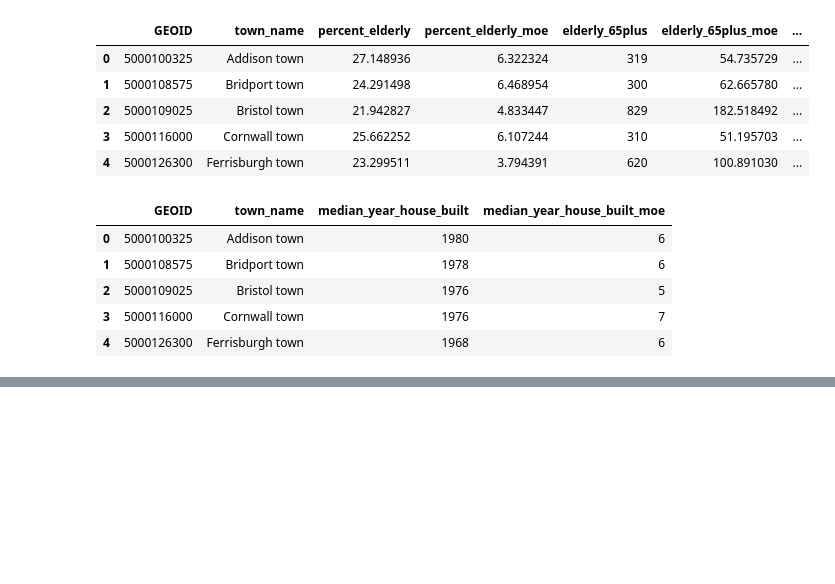
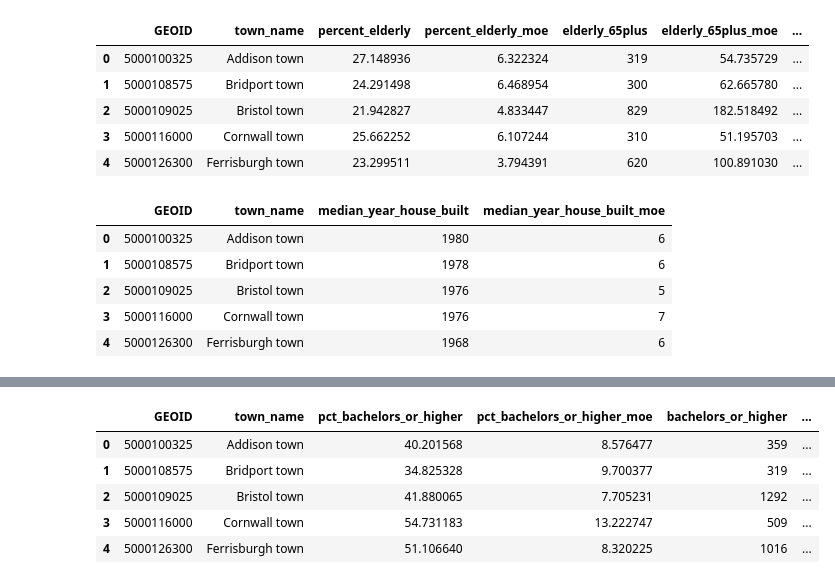
Before and after one commit to jakedurell/hazard-funding-comp, a Jupyter notebook: notebooks/etl_acs.ipynb, the cells around one changed output, grey strips where cells are left out. Saved outputs shown, nothing was run; the diff lists cells and outputs as text; code cells hidden in the pictures; blank space fills up the shorter version.

```diff
--- a/notebooks/etl_acs.ipynb
+++ b/notebooks/etl_acs.ipynb
@@ -295,3 +295,62 @@ df_renter_occupied.head()
 | 2 | 5000109025 | Bristol town | 28.694250 | 8.033232 | 534 | 144 | ... |
 | 3 | 5000116000 | Cornwall town | 5.691057 | 2.866134 | 28 | 13 | ... |
 | 4 | 5000126300 | Ferrisburgh town | 14.654378 | 6.734520 | 159 | 72 | ... |
+# %%
+# calculate percent with bachelor's degree or higher
+
+# define degree categories for bachelor's or higher
+degree_categories = [
+    "Bachelor's degree",
+    "Master's degree",
+    "Professional school degree",
+    "Doctorate degree",
+]
+
+# build full column names for estimates and MOEs
+degree_est_cols = [f"Estimate!!Total:!!{deg}" for deg in degree_categories]
+degree_moe_cols = [f"Margin of Error!!Total:!!{deg}" for deg in degree_categories]
+
+# rename total population columns for easier reference
+df_education_level = df_education_level.rename(
+    columns={
+        "Estimate!!Total:": "total_population",
+        "Margin of Error!!Total:": "total_population_moe",
+    }
+)
+
+# calculate raw count and MOE for bachelor's or higher
+df_education_level["bachelors_or_higher"] = df_education_level[degree_est_cols].sum(axis=1)
+df_education_level["bachelors_or_higher_moe"] = np.sqrt(
+    (df_education_level[degree_moe_cols] ** 2).sum(axis=1)
+)
+
+# calculate percent and MOE
+df_education_level["pct_bachelors_or_higher"] = (
+    df_education_level["bachelors_or_higher"] / df_education_level["total_population"] * 100
+)
+df_education_level["pct_bachelors_or_higher_moe"] = ratio_moe(
+    df_education_level["bachelors_or_higher"],
+    df_education_level["bachelors_or_higher_moe"],
+    df_education_level["total_population"],
+    df_education_level["total_population_moe"],
+)
+
+# keep only relevant columns
+df_education_level = df_education_level[[
+    "GEOID",
+    "town_name",
+    "pct_bachelors_or_higher",
+    "pct_bachelors_or_higher_moe",
+    "bachelors_or_higher",
+    "bachelors_or_higher_moe",
+    "total_population",
+    "total_population_moe",
+]]
+df_education_level.head()
+# %% [output]
+|  | GEOID | town_name | pct_bachelors_or_higher | pct_bachelors_or_higher_moe | bachelors_or_higher | ... |
+| 0 | 5000100325 | Addison town | 40.201568 | 8.576477 | 359 | ... |
+| 1 | 5000108575 | Bridport town | 34.825328 | 9.700377 | 319 | ... |
+| 2 | 5000109025 | Bristol town | 41.880065 | 7.705231 | 1292 | ... |
+| 3 | 5000116000 | Cornwall town | 54.731183 | 13.222747 | 509 | ... |
+| 4 | 5000126300 | Ferrisburgh town | 51.106640 | 8.320225 | 1016 | ... |
```
Also changed, not shown: parts of 5 cells of this notebook.
